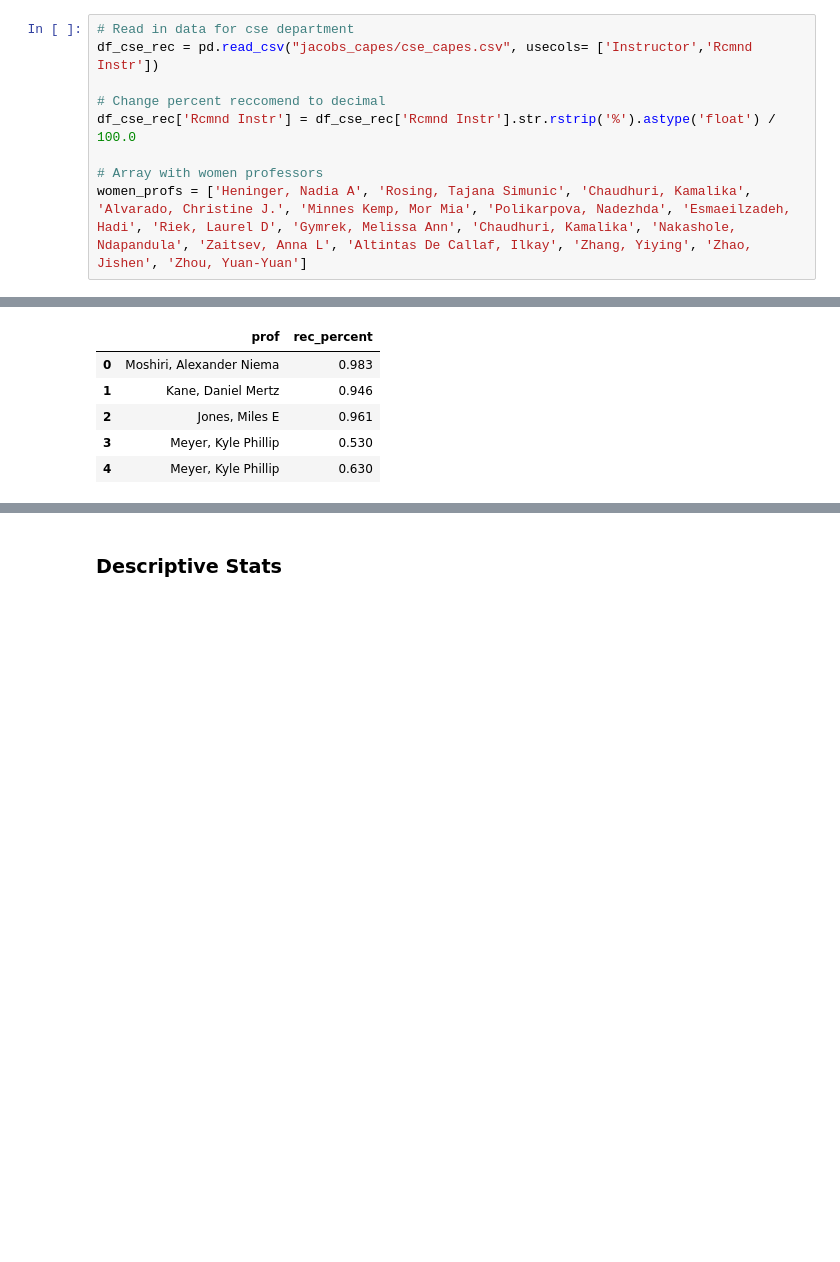
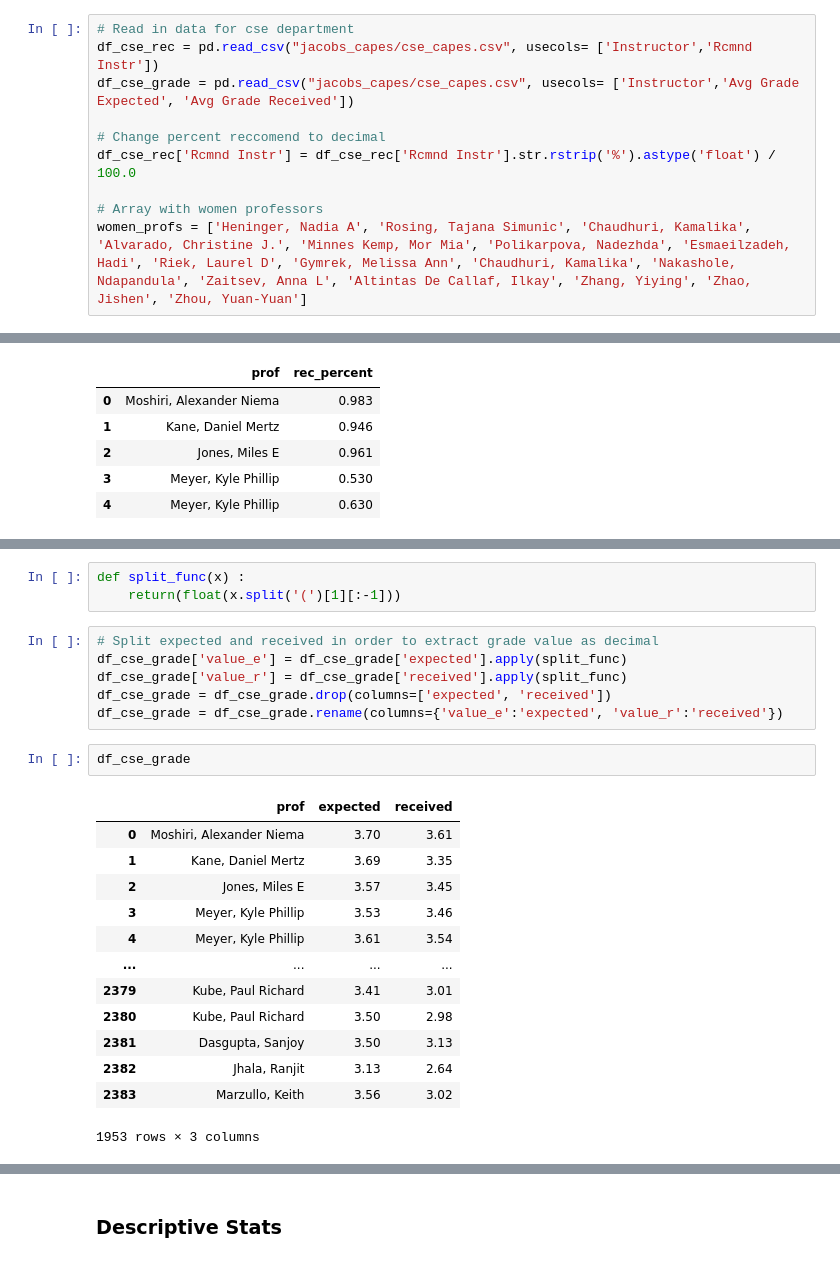
Before and after one commit to nihabhaskar/CSE_194_Project, a Jupyter notebook: cse_stats.ipynb, the cells around one changed output, grey strips where cells are left out. Drawn from its saved outputs; the diff is of its cells as text; blank space fills up the shorter version.

```diff
--- a/cse_stats.ipynb
+++ b/cse_stats.ipynb
@@ -10,6 +12,7 @@ import matplotlib.pyplot as plt
 # %%
 # Read in data for cse department
 df_cse_rec = pd.read_csv("jacobs_capes/cse_capes.csv", usecols= ['Instructor','Rcmnd Instr'])
+df_cse_grade = pd.read_csv("jacobs_capes/cse_capes.csv", usecols= ['Instructor','Avg Grade Expected', 'Avg Grade Received'])
 
 # Change percent reccomend to decimal
 df_cse_rec['Rcmnd Instr'] = df_cse_rec['Rcmnd Instr'].str.rstrip('%').astype('float') / 100.0
@@ -34 +48,26 @@ df_cse_rec.head()
+# %%
+def split_func(x) :
+    return(float(x.split('(')[1][:-1]))
+# %%
+# Split expected and received in order to extract grade value as decimal
+df_cse_grade['value_e'] = df_cse_grade['expected'].apply(split_func)
+df_cse_grade['value_r'] = df_cse_grade['received'].apply(split_func)
+df_cse_grade = df_cse_grade.drop(columns=['expected', 'received'])
+df_cse_grade = df_cse_grade.rename(columns={'value_e':'expected', 'value_r':'received'})
+# %%
+df_cse_grade
+# %% [output]
+|  | prof | expected | received |
+| 0 | Moshiri, Alexander Niema | 3.70 | 3.61 |
+| 1 | Kane, Daniel Mertz | 3.69 | 3.35 |
+| 2 | Jones, Miles E | 3.57 | 3.45 |
+| 3 | Meyer, Kyle Phillip | 3.53 | 3.46 |
+| 4 | Meyer, Kyle Phillip | 3.61 | 3.54 |
+| ... | ... | ... | ... |
+| 2379 | Kube, Paul Richard | 3.41 | 3.01 |
+| 2380 | Kube, Paul Richard | 3.50 | 2.98 |
+| 2381 | Dasgupta, Sanjoy | 3.50 | 3.13 |
+| 2382 | Jhala, Ranjit | 3.13 | 2.64 |
+| 2383 | Marzullo, Keith | 3.56 | 3.02 |
+1953 rows × 3 columns
 # %%
```
Also changed, not shown: parts of 12 cells of this notebook.
